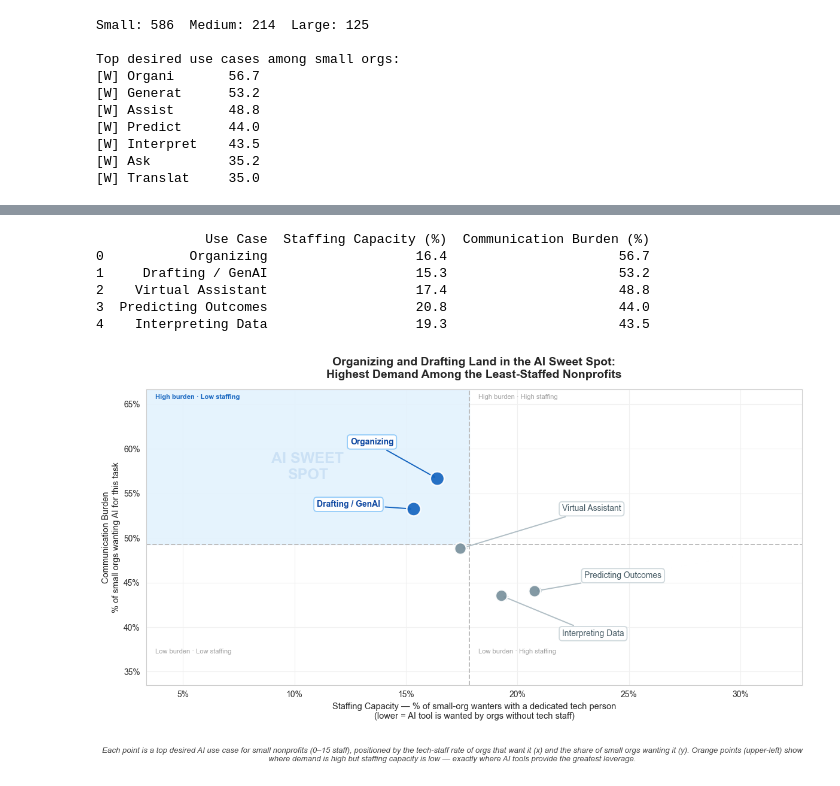
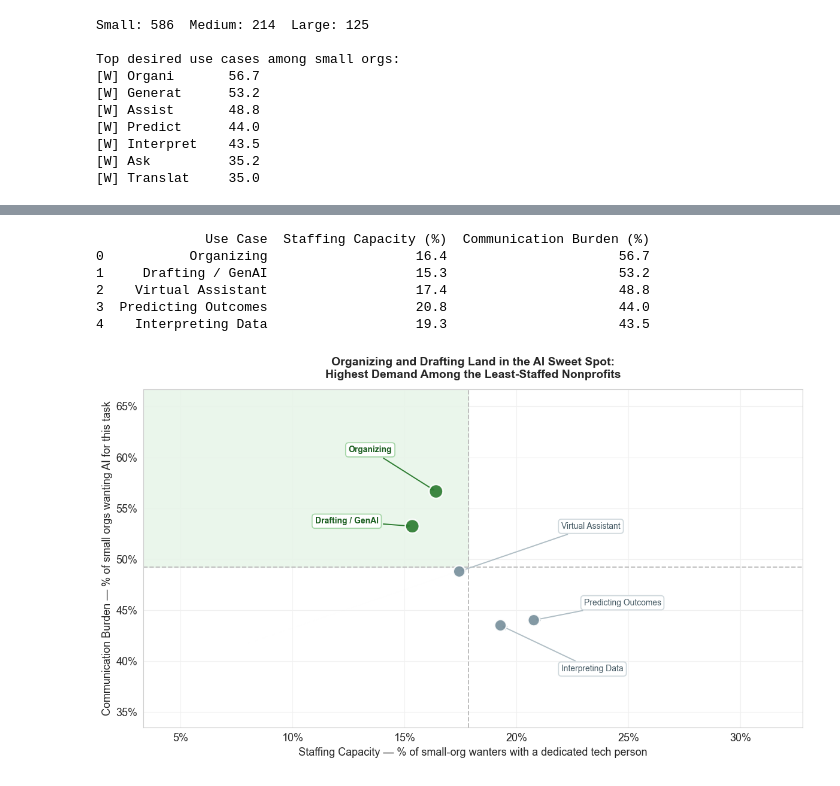
Before and after one commit to BoppingNoodles/SP26_Datathon, a Jupyter notebook: work/section_4_5_person_c.ipynb, the cells around one changed output, grey strips where cells are left out. Cells and saved outputs as stored; diff of their text form; code cells hidden in the pictures.

```diff
--- a/work/section_4_5_person_c.ipynb
+++ b/work/section_4_5_person_c.ipynb
@@ -336,7 +307,7 @@ ax.set_axisbelow(True)
 # Sweet-spot quadrant shading
 ax.fill_between(
     [xlim[0], x_mid], y_mid, ylim[1],
-    color='#E3F2FD', alpha=0.9, zorder=1
+    color='#E8F5E9', alpha=0.9, zorder=1
 )
 # Dividing lines
 ax.axhline(y_mid, color='#BDBDBD', lw=1.4, ls='--', zorder=2)
@@ -344,7 +315,7 @@ ax.axvline(x_mid, color='#BDBDBD', lw=1.4, ls='--', zorder=2)
 
 # Color sweet-spot points orange; others grey
 sweet_mask = (x_vals < x_mid) & (y_vals > y_mid)
-pt_colors  = ['#1565C0' if s else '#78909C' for s in sweet_mask]
+pt_colors  = ['#2E7D32' if s else '#78909C' for s in sweet_mask]
 pt_sizes   = [280 if s else 200 for s in sweet_mask]
 ax.scatter(x_vals, y_vals, s=pt_sizes, c=pt_colors, zorder=4,
            alpha=0.92, edgecolors='white', linewidths=1.8)
@@ -359,9 +330,9 @@ label_xy = {
 }
 for _, row in matrix_df.iterrows():
     is_sweet    = (row['Staffing Capacity (%)'] < x_mid) and (row['Communication Burden (%)'] > y_mid)
-    txt_color   = '#0D47A1' if is_sweet else '#455A64'
-    arrow_color = '#1565C0' if is_sweet else '#B0BEC5'
-    box_ec      = '#90CAF9' if is_sweet else '#CFD8DC'
+    txt_color   = '#1B5E20' if is_sweet else '#455A64'
+    arrow_color = '#2E7D32' if is_sweet else '#B0BEC5'
+    box_ec      = '#A5D6A7' if is_sweet else '#CFD8DC'
     lx, ly = label_xy[row['Use Case']]
     ax.annotate(
         row['Use Case'],
@@ -371,66 +342,37 @@ for _, row in matrix_df.iterrows():
         fontweight='semibold' if is_sweet else 'normal',
         arrowprops=dict(arrowstyle='->', color=arrow_color, lw=1.4),
         bbox=dict(boxstyle='round,pad=0.35', fc='white', ec=box_ec,
                   alpha=0.97, lw=1.3)
     )
 
-# Large watermark in sweet-spot quadrant
-ax.text(
-    (xlim[0] + x_mid) / 2, (y_mid + ylim[1]) / 2,
-    "AI SWEET\nSPOT",
-    ha='center', va='center', fontsize=18, color='#1565C0',
-    fontweight='bold', alpha=0.12
-)
-
-# Subtle quadrant corner labels
-kw = dict(va='top', fontsize=8)
-ax.text(xlim[0] + 0.4, ylim[1] - 0.5,
-        'High burden · Low staffing', color='#1565C0', fontweight='bold', **kw)
-ax.text(x_mid  + 0.4, ylim[1] - 0.5,
-        'High burden · High staffing', color='#9E9E9E', **kw)
-ax.text(xlim[0] + 0.4, ylim[0] + 3.5,
-        'Low burden · Low staffing', color='#9E9E9E', fontsize=8)
-ax.text(x_mid  + 0.4, ylim[0] + 3.5,
-        'Low burden · High staffing', color='#9E9E9E', fontsize=8)
 
 
 ax.set_xlim(xlim)
 ax.set_ylim(ylim)
 ax.xaxis.set_major_formatter(pyplot.FuncFormatter(lambda v, _: f'{v:.0f}%'))
 ax.yaxis.set_major_formatter(pyplot.FuncFormatter(lambda v, _: f'{v:.0f}%'))
 ax.set_xlabel(
-    'Staffing Capacity — % of small-org wanters with a dedicated tech person\n'
-    '(lower = AI tool is wanted by orgs without tech staff)',
-    fontsize=10.5
+    'Staffing Capacity — % of small-org wanters with a dedicated tech person',
+    fontsize=13
 )
 ax.set_ylabel(
-    'Communication Burden\n'
-    '% of small orgs wanting AI for this task',
-    fontsize=10.5
+    'Communication Burden — % of small orgs wanting AI for this task',
+    fontsize=13
 )
+ax.tick_params(axis='both', labelsize=13)
 ax.set_title(
     "Organizing and Drafting Land in the AI Sweet Spot:\n"
     "Highest Demand Among the Least-Staffed Nonprofits",
     fontsize=14, fontweight='bold', pad=14
 )
 
-pyplot.tight_layout(rect=[0, 0.09, 1, 1])
-fig.text(
-    0.5, 0.01,
-    "Each point is a top desired AI use case for small nonprofits (0–15 staff), "
-    "positioned by the tech-staff rate of orgs that want it (x) "
-    "and the share of small orgs wanting it (y). "
-    "Orange points (upper-left) show where demand is high but staffing capacity is low — "
-    "exactly where AI tools provide the greatest leverage.",
-    ha='center', va='bottom', fontsize=9.5, color='#444', style='italic',
-    wrap=True
-)
+pyplot.tight_layout()
 pyplot.show()
 # %% [output]
               Use Case  Staffing Capacity (%)  Communication Burden (%)
 0           Organizing                   16.4                      56.7
 1     Drafting / GenAI                   15.3                      53.2
 2    Virtual Assistant                   17.4                      48.8
 3  Predicting Outcomes                   20.8                      44.0
 4    Interpreting Data                   19.3                      43.5
-[figure, old version]
+[figure, new version]
```
Also changed, not shown: parts of 5 cells of this notebook.
